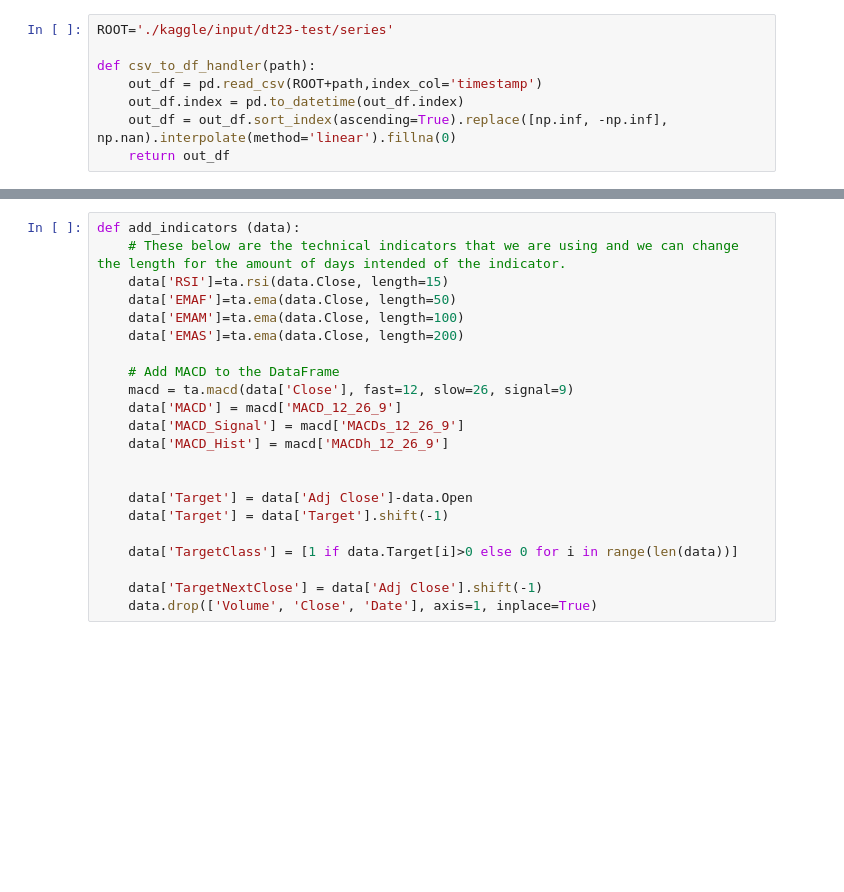
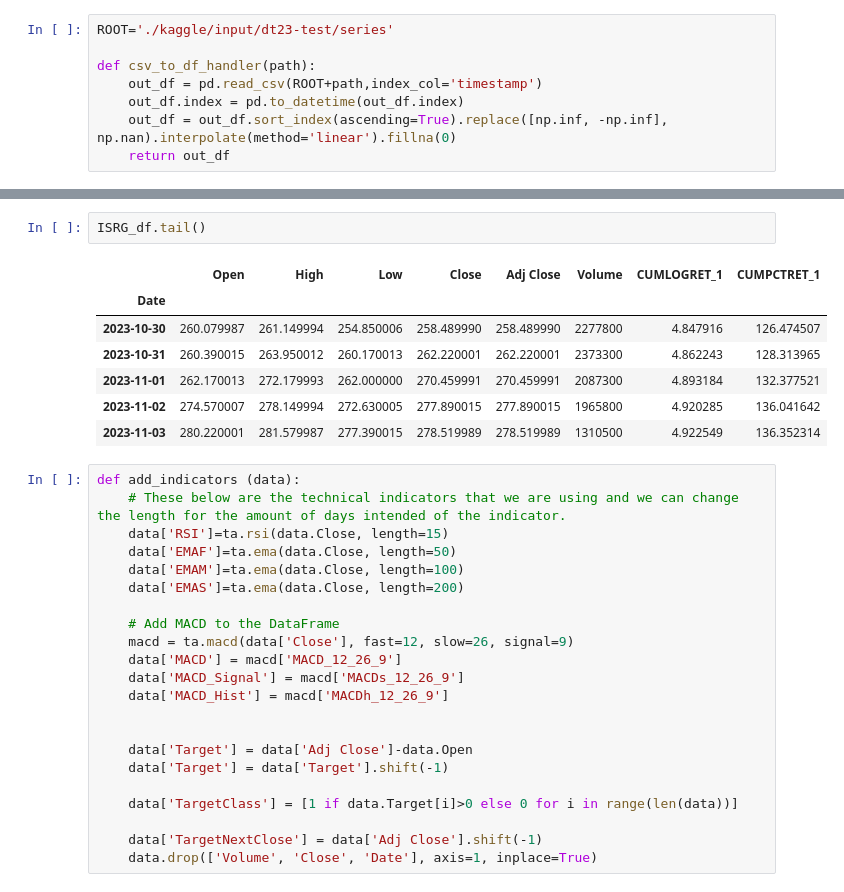
Before and after one commit to vibqetowi/datathon-23, a Jupyter notebook: LSTM_Model.ipynb, the cells around one changed output, grey strips where cells are left out. Cells and saved outputs as stored; diff of their text form; blank space fills up the shorter version.

```diff
--- a/LSTM_Model.ipynb
+++ b/LSTM_Model.ipynb
@@ -45,3 +60,13 @@ SPY_df.head()
+# %%
+ISRG_df.tail()
+# %% [output]
+|  | Open | High | Low | Close | Adj Close | Volume | CUMLOGRET_1 | CUMPCTRET_1 |
+| Date |  |  |  |  |  |  |  |  |
+| 2023-10-30 | 260.079987 | 261.149994 | 254.850006 | 258.489990 | 258.489990 | 2277800 | 4.847916 | 126.474507 |
+| 2023-10-31 | 260.390015 | 263.950012 | 260.170013 | 262.220001 | 262.220001 | 2373300 | 4.862243 | 128.313965 |
+| 2023-11-01 | 262.170013 | 272.179993 | 262.000000 | 270.459991 | 270.459991 | 2087300 | 4.893184 | 132.377521 |
+| 2023-11-02 | 274.570007 | 278.149994 | 272.630005 | 277.890015 | 277.890015 | 1965800 | 4.920285 | 136.041642 |
+| 2023-11-03 | 280.220001 | 281.579987 | 277.390015 | 278.519989 | 278.519989 | 1310500 | 4.922549 | 136.352314 |
 # %%
 def add_indicators (data):
     # These below are the technical indicators that we are using and we can change the length for the amount of days intended of the indicator.
```
Also changed, not shown: parts of 3 cells of this notebook, 1 other file.
